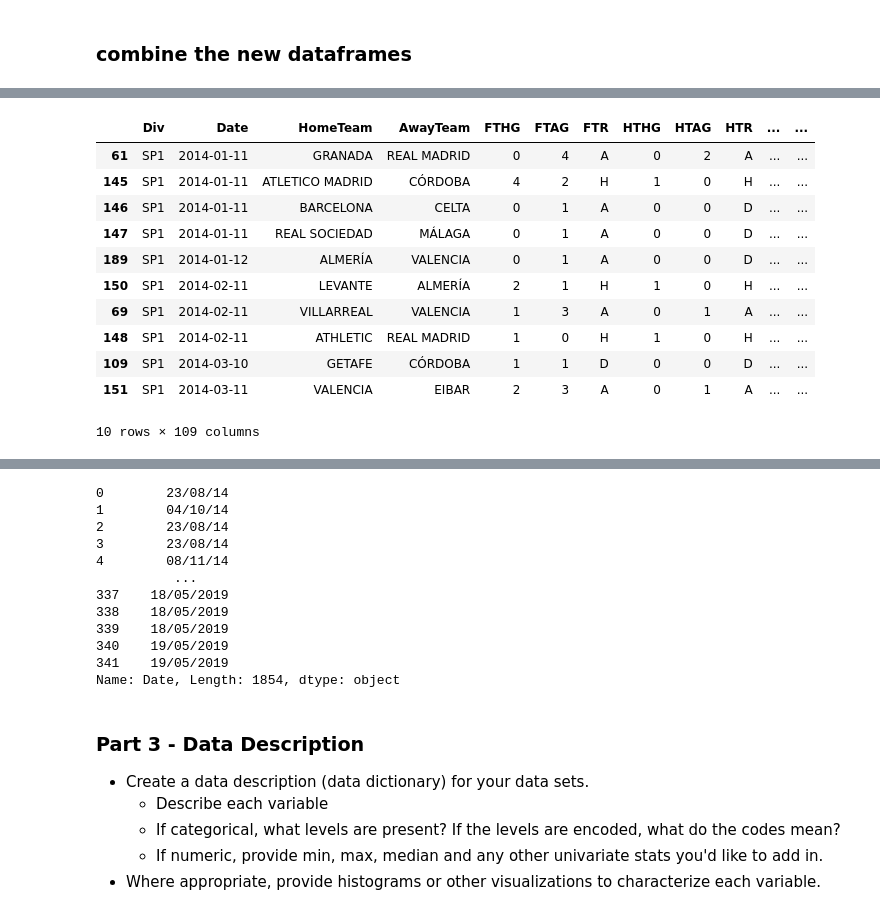
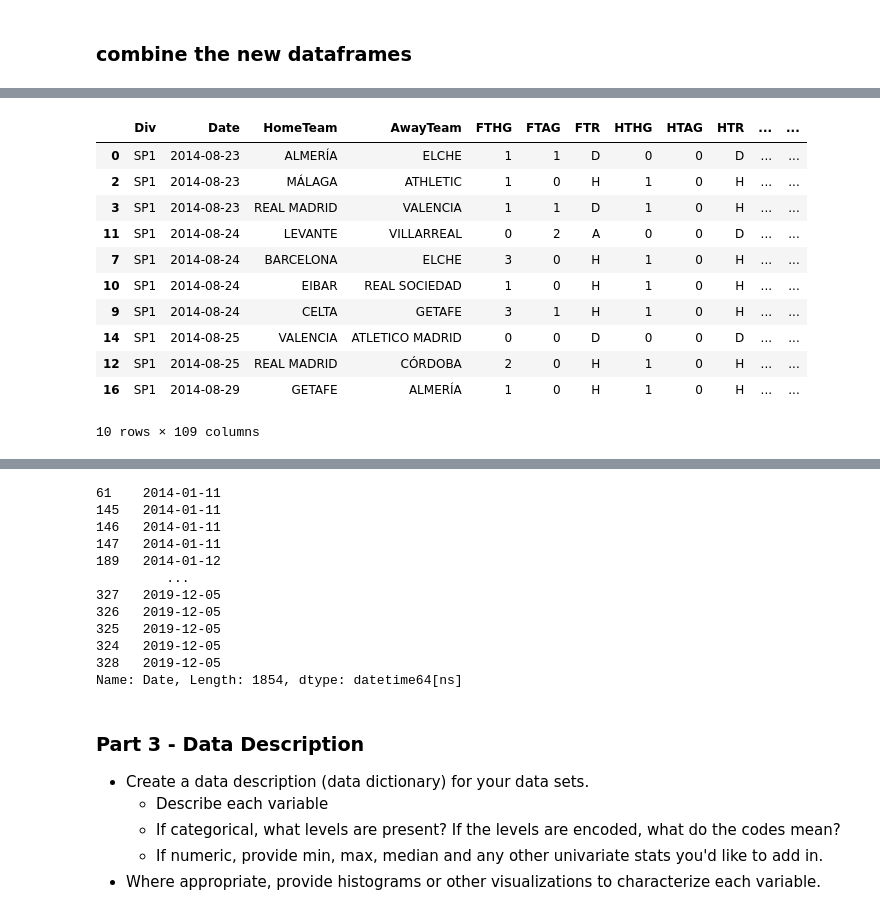
Before and after one commit to fordjackson26/CS5394Project2, a Jupyter notebook: Project02.ipynb, the cells around one changed output, grey strips where cells are left out. Drawn from its saved outputs; the diff is of its cells as text; code cells hidden in the pictures.

Commit message:
fixed datetime

```diff
--- a/Project02.ipynb
+++ b/Project02.ipynb
@@ -513,19 +506,19 @@ spanishData.describe()
 # %%
-spanishData['Date'] = pd.to_datetime(spanishData['Date'])
+spanishData['Date'] = pd.to_datetime(spanishData['Date'], dayfirst= 1)
 spanishData.sort_values(by=['Date'],inplace=True,ascending=1)
 spanishData.head(10)
 # %% [output]
 |  | Div | Date | HomeTeam | AwayTeam | FTHG | FTAG | FTR | HTHG | HTAG | HTR | ... | ... |
-| 61 | SP1 | 2014-01-11 | GRANADA | REAL MADRID | 0 | 4 | A | 0 | 2 | A | ... | ... |
-| 145 | SP1 | 2014-01-11 | ATLETICO MADRID | CÓRDOBA | 4 | 2 | H | 1 | 0 | H | ... | ... |
-| 146 | SP1 | 2014-01-11 | BARCELONA | CELTA | 0 | 1 | A | 0 | 0 | D | ... | ... |
-| 147 | SP1 | 2014-01-11 | REAL SOCIEDAD | MÁLAGA | 0 | 1 | A | 0 | 0 | D | ... | ... |
-| 189 | SP1 | 2014-01-12 | ALMERÍA | VALENCIA | 0 | 1 | A | 0 | 0 | D | ... | ... |
-| 150 | SP1 | 2014-02-11 | LEVANTE | ALMERÍA | 2 | 1 | H | 1 | 0 | H | ... | ... |
-| 69 | SP1 | 2014-02-11 | VILLARREAL | VALENCIA | 1 | 3 | A | 0 | 1 | A | ... | ... |
-| 148 | SP1 | 2014-02-11 | ATHLETIC | REAL MADRID | 1 | 0 | H | 1 | 0 | H | ... | ... |
-| 109 | SP1 | 2014-03-10 | GETAFE | CÓRDOBA | 1 | 1 | D | 0 | 0 | D | ... | ... |
-| 151 | SP1 | 2014-03-11 | VALENCIA | EIBAR | 2 | 3 | A | 0 | 1 | A | ... | ... |
+| 0 | SP1 | 2014-08-23 | ALMERÍA | ELCHE | 1 | 1 | D | 0 | 0 | D | ... | ... |
+| 2 | SP1 | 2014-08-23 | MÁLAGA | ATHLETIC | 1 | 0 | H | 1 | 0 | H | ... | ... |
+| 3 | SP1 | 2014-08-23 | REAL MADRID | VALENCIA | 1 | 1 | D | 1 | 0 | H | ... | ... |
+| 11 | SP1 | 2014-08-24 | LEVANTE | VILLARREAL | 0 | 2 | A | 0 | 0 | D | ... | ... |
+| 7 | SP1 | 2014-08-24 | BARCELONA | ELCHE | 3 | 0 | H | 1 | 0 | H | ... | ... |
+| 10 | SP1 | 2014-08-24 | EIBAR | REAL SOCIEDAD | 1 | 0 | H | 1 | 0 | H | ... | ... |
+| 9 | SP1 | 2014-08-24 | CELTA | GETAFE | 3 | 1 | H | 1 | 0 | H | ... | ... |
+| 14 | SP1 | 2014-08-25 | VALENCIA | ATLETICO MADRID | 0 | 0 | D | 0 | 0 | D | ... | ... |
+| 12 | SP1 | 2014-08-25 | REAL MADRID | CÓRDOBA | 2 | 0 | H | 1 | 0 | H | ... | ... |
+| 16 | SP1 | 2014-08-29 | GETAFE | ALMERÍA | 1 | 0 | H | 1 | 0 | H | ... | ... |
 10 rows × 109 columns
 # %%
 spanishData.describe()
@@ -543,18 +536,18 @@ spanishData.describe()
 # %%
 spanishData['Date']
 # %% [output]
-0        23/08/14
-1        04/10/14
-2        23/08/14
-3        23/08/14
-4        08/11/14
-          ...
-337    18/05/2019
-338    18/05/2019
-339    18/05/2019
-340    19/05/2019
-341    19/05/2019
-Name: Date, Length: 1854, dtype: object
+61    2014-01-11
+145   2014-01-11
+146   2014-01-11
+147   2014-01-11
+189   2014-01-12
+         ...
+327   2019-12-05
+326   2019-12-05
+325   2019-12-05
+324   2019-12-05
+328   2019-12-05
+Name: Date, Length: 1854, dtype: datetime64[ns]
 # %% [markdown]
 ### Part 3 - Data Description
 
```
Also changed, not shown: parts of 2 cells of this notebook.
